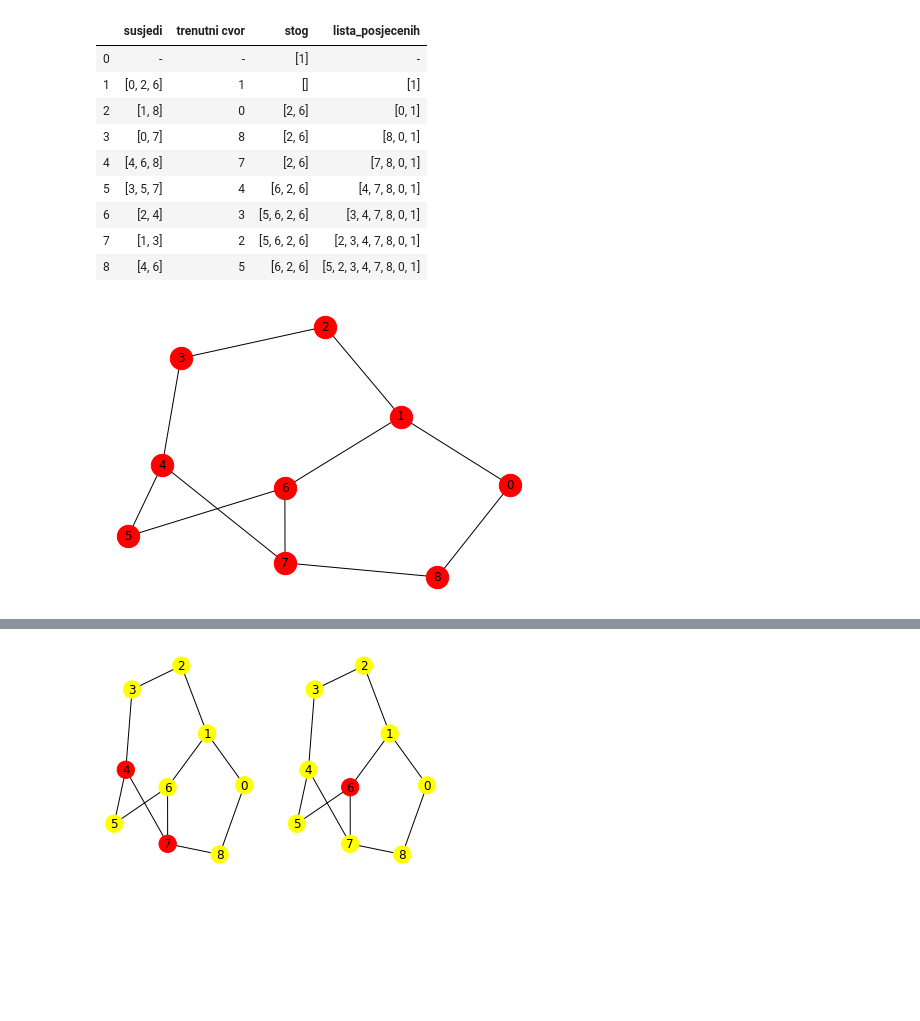
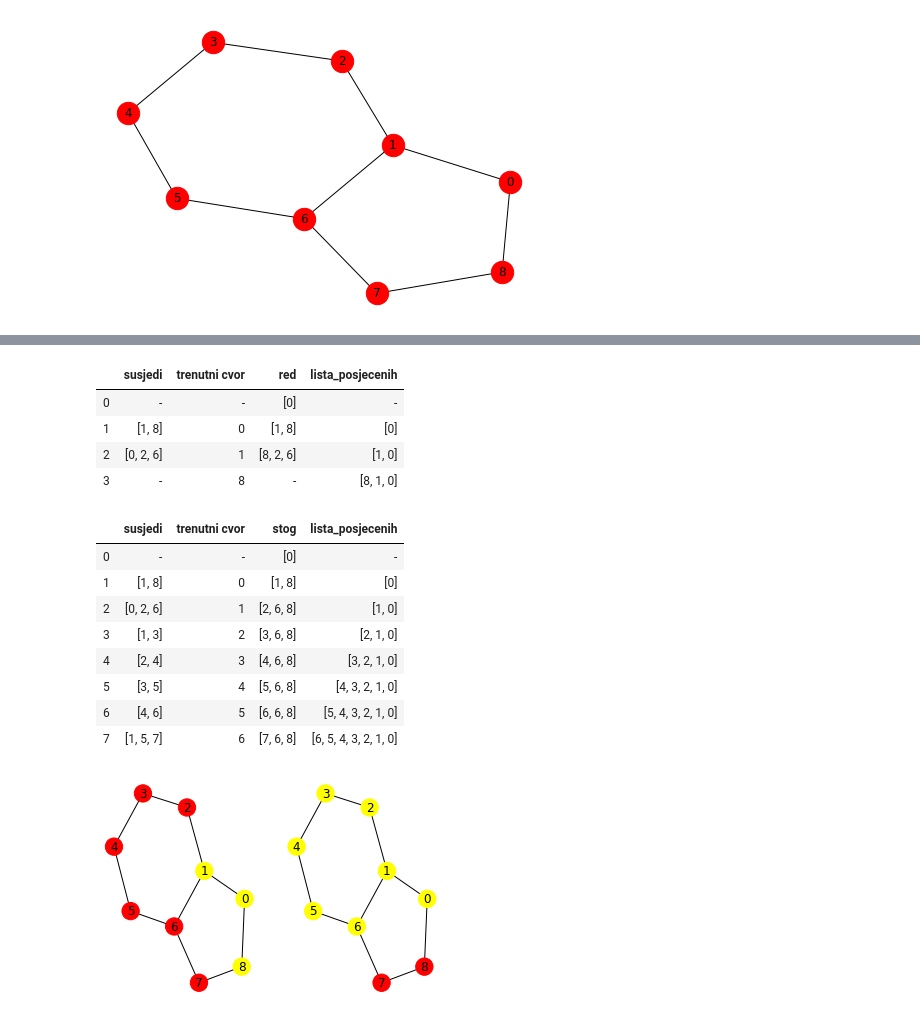
Before and after one commit to nivuckovic/matematicki-softver-esej1, a Jupyter notebook: BFS.ipynb, the cells around one changed output, grey strips where cells are left out. Drawn from its saved outputs; the diff is of its cells as text; code cells hidden in the pictures; blank space fills up the shorter version.

```diff
--- a/BFS.ipynb
+++ b/BFS.ipynb
@@ -126,39 +171,27 @@ def DFS(G, pocetni_cvor, ciljni_cvor):
 # %%
 broj_cvorova = 9
-pocetni_cvor = 1
-ciljni_cvor = 5
+pocetni_cvor = 0
+ciljni_cvor = 8
 # %%
 # s ovim generiram random povezan graf
 G = nx.generators.random_graphs.newman_watts_strogatz_graph(broj_cvorova, 2, 0.35, np.random.randint(1000))
 
 nx.draw_kamada_kawai(G, node_size=500, with_labels=True, node_color='red')
-
-DFS(G, pocetni_cvor, ciljni_cvor)['tablica']
 # %% [output]
-|  | susjedi | trenutni cvor | stog | lista_posjecenih |
-| 0 | - | - | [1] | - |
-| 1 | [0, 2, 6] | 1 | [] | [1] |
-| 2 | [1, 8] | 0 | [2, 6] | [0, 1] |
-| 3 | [0, 7] | 8 | [2, 6] | [8, 0, 1] |
-| 4 | [4, 6, 8] | 7 | [2, 6] | [7, 8, 0, 1] |
-| 5 | [3, 5, 7] | 4 | [6, 2, 6] | [4, 7, 8, 0, 1] |
-| 6 | [2, 4] | 3 | [5, 6, 2, 6] | [3, 4, 7, 8, 0, 1] |
-| 7 | [1, 3] | 2 | [5, 6, 2, 6] | [2, 3, 4, 7, 8, 0, 1] |
-| 8 | [4, 6] | 5 | [6, 2, 6] | [5, 2, 3, 4, 7, 8, 0, 1] |
-[figure, old version]
+[figure, new version]
 # %%
 def ispisi_output():
+    clear_output(wait=True)
+
+    display(HBox, output)
+
     for index, ime_algoritma in enumerate(imena_algoritama):
         node_colors[ime_algoritma] = [node_colors_map[ime_algoritma][node] for node in G.nodes()]
 
-        print()
+        display(tablice[ime_algoritma].head(brojac))
 
         plt.subplot(1, len(imena_algoritama), index + 1)
         nx.draw_kamada_kawai(G, node_size=300, with_labels=True, node_color=node_colors[ime_algoritma])
-
-    clear_output(wait=True)
-
-    display(HBox, output)
 
 def promjeni_boju_cvora(put_1, put_2, colors_map, boja):
     if put_1.empty() == False:
@@ -166,49 +199,77 @@ def promjeni_boju_cvora(put_1, put_2, colors_map, boja):
             colors_map[put_2.front()] = boja;
 
 def slijedeci_clicked(b):
+    global brojac
+    global max_brojac
+
     for ime_algoritma in imena_algoritama:
-        promjeni_boju_cvora(put[ime_algoritma], prijedeni_put[ime_algoritma],
+        promjeni_boju_cvora(putevi[ime_algoritma], pokazane_tocke[ime_algoritma],
                             node_colors_map[ime_algoritma], 'yellow'
                             )
+    brojac = min(brojac + 1, max_brojac)
 
     ispisi_output()
 
 def prethodni_clicked(b):
+    global brojac
+
     for ime_algoritma in imena_algoritama:
-        promjeni_boju_cvora(prijedeni_put[ime_algoritma], put[ime_algoritma],
+        promjeni_boju_cvora(pokazane_tocke[ime_algoritma], putevi[ime_algoritma],
                             node_colors_map[ime_algoritma], 'red'
                             )
+    brojac = max(0, brojac - 1)
 
     ispisi_output()
 # %%
 # definiramo gumbe
 slijedeci = widgets.Button(description=">")
 prethodni = widgets.Button(description="<")
 output = widgets.Output()
 HBox = widgets.HBox([prethodni, slijedeci])
 
 slijedeci.on_click(slijedeci_clicked)
 prethodni.on_click(prethodni_clicked)
 
 # za dodat novi algoritam samo dodati ime i u varijablu put dodati pripadnu funkciju
 imena_algoritama = ['BFS', 'DFS']
 vrsta = 'put_obilaska'
 
-prijedeni_put = { ime_algoritma : Stack() for ime_algoritma in imena_algoritama }
-put = { 'BFS' : BFS(G, pocetni_cvor, ciljni_cvor)[vrsta],
-        'DFS' : DFS(G, pocetni_cvor, ciljni_cvor)[vrsta]
-      }
+pokazane_tocke = { ime_algoritma : Stack() for ime_algoritma in imena_algoritama }
+putevi = { 'BFS' : BFS(G, pocetni_cvor, ciljni_cvor)[vrsta],
+           'DFS' : DFS(G, pocetni_cvor, ciljni_cvor)[vrsta]
+         }
+tablice = { 'BFS' : BFS(G, pocetni_cvor, ciljni_cvor)['tablica'],
+           'DFS' : DFS(G, pocetni_cvor, ciljni_cvor)['tablica']
+          }
+
+# brojac za ispisivanje tablice
+brojac = 1
+max_brojac = max(len(putevi['BFS']), len(putevi['DFS'])) + 1
 
 # dictionary s bojama za svaki nod
 node_colors_map = { ime_algoritma : { i : 'red' for i in range(len(G)) } for ime_algoritma in imena_algoritama }
 
 # niz odgovarajucih boja
 node_colors = { ime_algoritma : [node_colors_map[ime_algoritma][node] for node in G.nodes()]
                for ime_algoritma in imena_algoritama
               }
 
 ispisi_output()
 # %% [output]
 [interactive output not drawn]
 [interactive output not drawn]
+|  | susjedi | trenutni cvor | red | lista_posjecenih |
+| 0 | - | - | [0] | - |
+| 1 | [1, 8] | 0 | [1, 8] | [0] |
+| 2 | [0, 2, 6] | 1 | [8, 2, 6] | [1, 0] |
+| 3 | - | 8 | - | [8, 1, 0] |
+|  | susjedi | trenutni cvor | stog | lista_posjecenih |
+| 0 | - | - | [0] | - |
+| 1 | [1, 8] | 0 | [1, 8] | [0] |
+| 2 | [0, 2, 6] | 1 | [2, 6, 8] | [1, 0] |
+| 3 | [1, 3] | 2 | [3, 6, 8] | [2, 1, 0] |
+| 4 | [2, 4] | 3 | [4, 6, 8] | [3, 2, 1, 0] |
+| 5 | [3, 5] | 4 | [5, 6, 8] | [4, 3, 2, 1, 0] |
+| 6 | [4, 6] | 5 | [6, 6, 8] | [5, 4, 3, 2, 1, 0] |
+| 7 | [1, 5, 7] | 6 | [7, 6, 8] | [6, 5, 4, 3, 2, 1, 0] |
-[figure, old version]
+[figure, new version]
```
Also changed, not shown: parts of 3 cells of this notebook.
